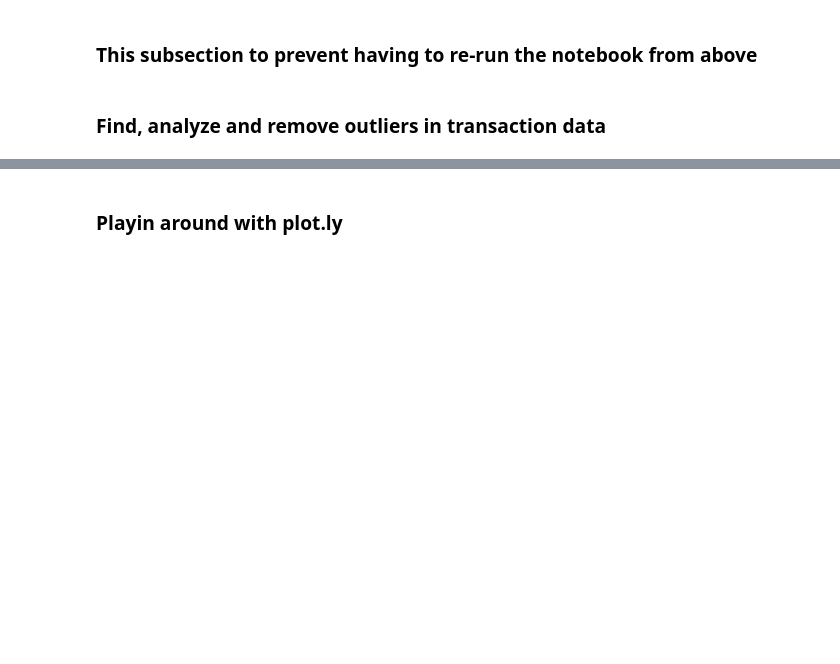
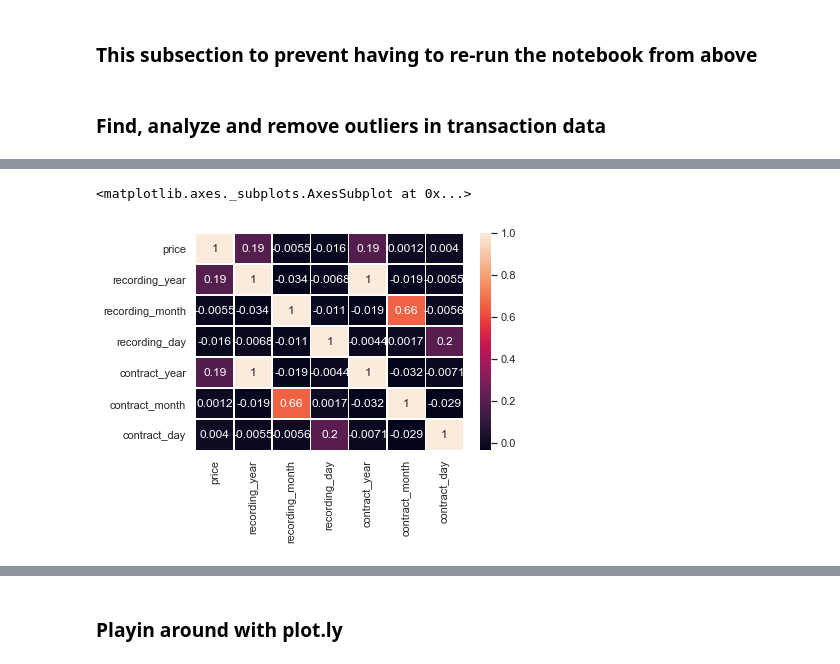
Before and after one commit to Viveckh/LilHomie, a Jupyter notebook: TruliaEDA.ipynb, the cells around one changed output, grey strips where cells are left out. Saved outputs shown, nothing was run; the diff lists cells and outputs as text; code cells hidden in the pictures; blank space fills up the shorter version.

Commit message:
filtered outliers, now I can get started on modeling

```diff
--- a/TruliaEDA.ipynb
+++ b/TruliaEDA.ipynb
@@ -218,2 +524,0 @@ transactions_df[transactions_df['price'] > 20000000]
-# %%
-transactions_df = transactions_df[transactions_df['price'] < 20000000]
@@ -221,0 +527,19 @@ transactions_df[transactions_df['price'].isna()]
+# %%
+txn_high_outlier_wts = {
+    'price': 15,
+    'recording_year': 0.6,
+    'contract_year': 0.6
+}
+
+txn_low_outlier_wts = {
+    'price': 0.2,
+    'recording_year': 1.2,
+    'contract_year': 1.2
+}
+# %%
+for index, value in transactions_iqr.items():
+    print(index, value)
+    # Select only the records that fall within the valid range, automatically ignores outliers
+    transactions_df = transactions_df[(transactions_df[index] >= (transactions_q1[index] - txn_low_outlier_wts[index] * transactions_iqr[index])) & \
+                                  (transactions_df[index] <= (transactions_q3[index] + txn_high_outlier_wts[index] * transactions_iqr[index]))]
+    print(transactions_df.shape)
@@ -221,0 +553,3 @@ transactions_df[transactions_df['price'].isna()]
+# %%
+transactions_df.reset_index(drop=True, inplace=True)
+transactions_df
@@ -221,0 +575,5 @@ transactions_df[transactions_df['price'].isna()]
+# %%
+sns.heatmap(data=transactions_df.corr(), linewidths=0.5, annot=True)
+# %% [output]
+<matplotlib.axes._subplots.AxesSubplot at 0x...>
+[figure, added]
```
Also changed, not shown: parts of 65 cells of this notebook.
